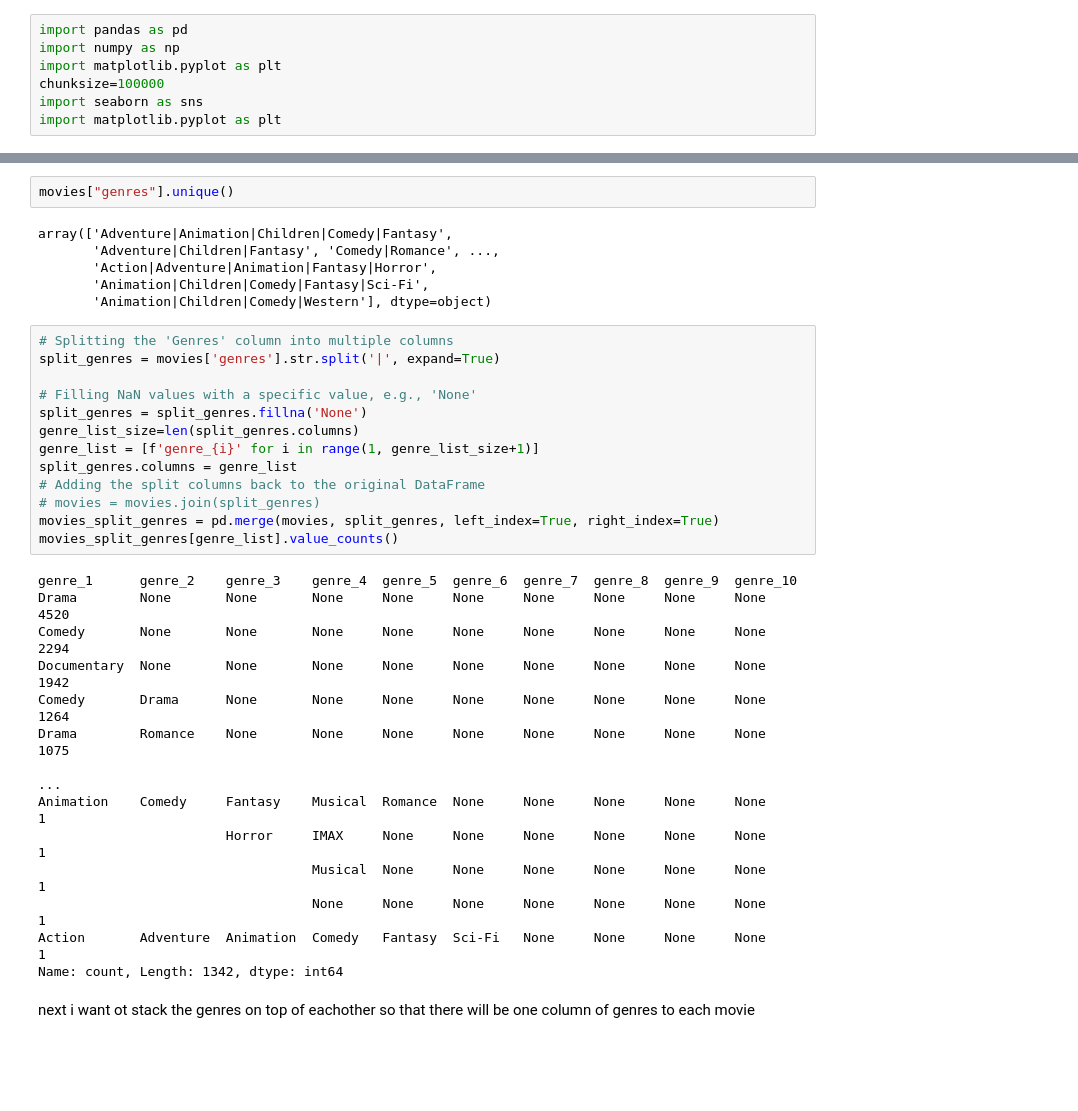
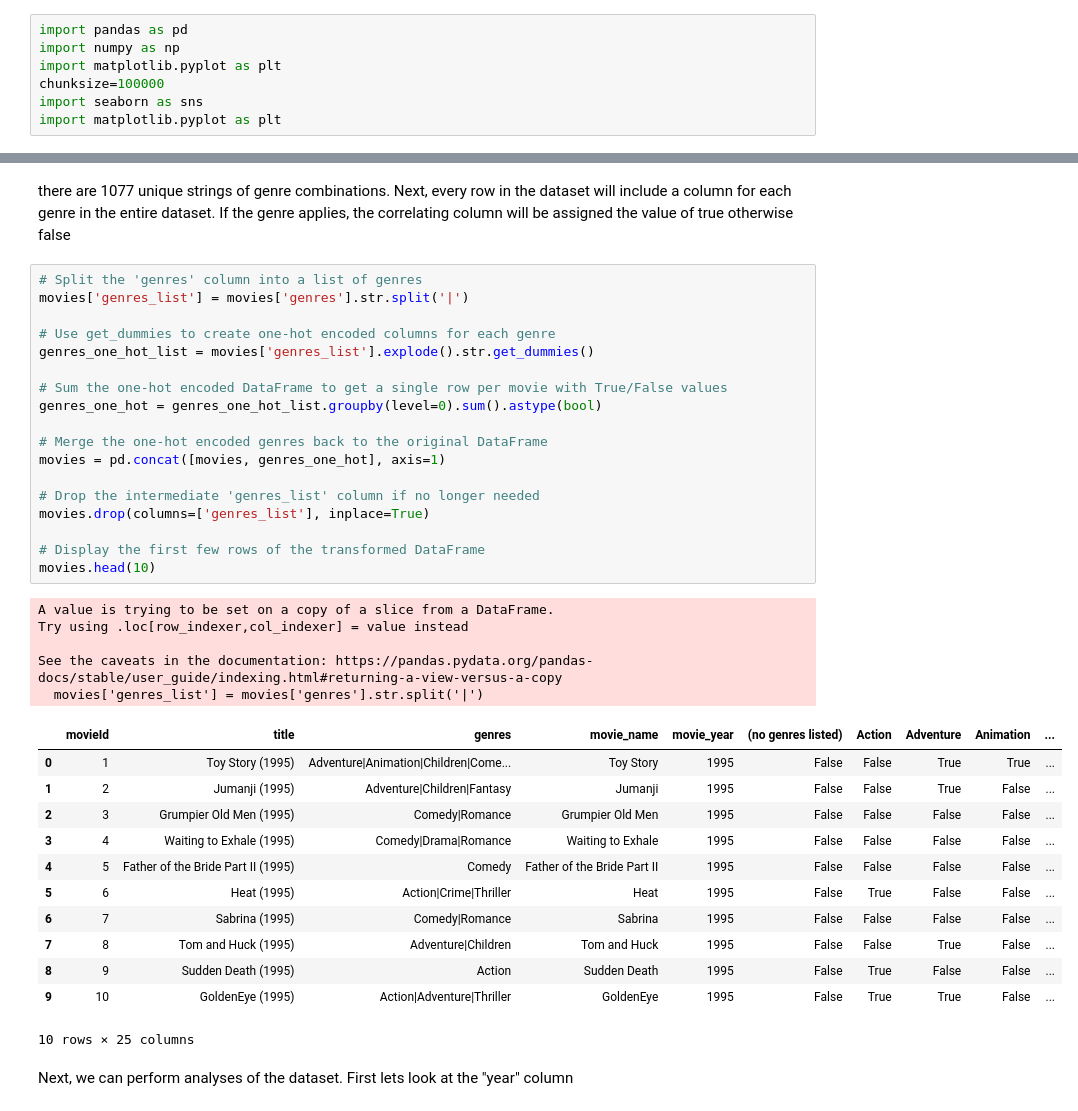
Before and after one commit to padraicohora/movie-recommendation, a Jupyter notebook: exploration/movies_univariate.ipynb, the cells around one changed output, grey strips where cells are left out. Drawn from its saved outputs; the diff is of its cells as text; blank space fills up the shorter version.

```diff
--- a/exploration/movies_univariate.ipynb
+++ b/exploration/movies_univariate.ipynb
@@ -42,37 +143,40 @@ array(['Adventure|Animation|Children|Comedy|Fantasy',
-# %%
-movies["genres"].unique()
-# %% [output]
-array(['Adventure|Animation|Children|Comedy|Fantasy',
-       'Adventure|Children|Fantasy', 'Comedy|Romance', ...,
-       'Action|Adventure|Animation|Fantasy|Horror',
-       'Animation|Children|Comedy|Fantasy|Sci-Fi',
-       'Animation|Children|Comedy|Western'], dtype=object)
-# %%
-# Splitting the 'Genres' column into multiple columns
-split_genres = movies['genres'].str.split('|', expand=True)
-
-# Filling NaN values with a specific value, e.g., 'None'
-split_genres = split_genres.fillna('None')
-genre_list_size=len(split_genres.columns)
-genre_list = [f'genre_{i}' for i in range(1, genre_list_size+1)]
-split_genres.columns = genre_list
-# Adding the split columns back to the original DataFrame
-# movies = movies.join(split_genres)
-movies_split_genres = pd.merge(movies, split_genres, left_index=True, right_index=True)
-movies_split_genres[genre_list].value_counts()
-# %% [output]
-genre_1      genre_2    genre_3    genre_4  genre_5  genre_6  genre_7  genre_8  genre_9  genre_10
-Drama        None       None       None     None     None     None     None     None     None        4520
-Comedy       None       None       None     None     None     None     None     None     None        2294
-Documentary  None       None       None     None     None     None     None     None     None        1942
-Comedy       Drama      None       None     None     None     None     None     None     None        1264
-Drama        Romance    None       None     None     None     None     None     None     None        1075
-                                                                                                     ...
-Animation    Comedy     Fantasy    Musical  Romance  None     None     None     None     None           1
-                        Horror     IMAX     None     None     None     None     None     None           1
-                                   Musical  None     None     None     None     None     None           1
-                                   None     None     None     None     None     None     None           1
-Action       Adventure  Animation  Comedy   Fantasy  Sci-Fi   None     None     None     None           1
-Name: count, Length: 1342, dtype: int64
-# %% [markdown]
-next i want ot stack the genres on top of eachother so that there will be one column of genres to each movie
+# %% [markdown]
+there are 1077 unique strings of genre combinations. Next, every row in the dataset will include a column for each genre in the entire dataset. If the genre applies, the correlating column will be assigned the value of true otherwise false
+# %%
+# Split the 'genres' column into a list of genres
+movies['genres_list'] = movies['genres'].str.split('|')
+
+# Use get_dummies to create one-hot encoded columns for each genre
+genres_one_hot_list = movies['genres_list'].explode().str.get_dummies()
+
+# Sum the one-hot encoded DataFrame to get a single row per movie with True/False values
+genres_one_hot = genres_one_hot_list.groupby(level=0).sum().astype(bool)
+
+# Merge the one-hot encoded genres back to the original DataFrame
+movies = pd.concat([movies, genres_one_hot], axis=1)
+
+# Drop the intermediate 'genres_list' column if no longer needed
+movies.drop(columns=['genres_list'], inplace=True)
+
+# Display the first few rows of the transformed DataFrame
+movies.head(10)
+# %% [output]
+A value is trying to be set on a copy of a slice from a DataFrame.
+Try using .loc[row_indexer,col_indexer] = value instead
+
+See the caveats in the documentation: https://pandas.pydata.org/pandas-docs/stable/user_guide/indexing.html#returning-a-view-versus-a-copy
+  movies['genres_list'] = movies['genres'].str.split('|')
+|  | movieId | title | genres | movie_name | movie_year | (no genres listed) | Action | Adventure | Animation | ... |
+| 0 | 1 | Toy Story (1995) | Adventure|Animation|Children|Come... | Toy Story | 1995 | False | False | True | True | ... |
+| 1 | 2 | Jumanji (1995) | Adventure|Children|Fantasy | Jumanji | 1995 | False | False | True | False | ... |
+| 2 | 3 | Grumpier Old Men (1995) | Comedy|Romance | Grumpier Old Men | 1995 | False | False | False | False | ... |
+| 3 | 4 | Waiting to Exhale (1995) | Comedy|Drama|Romance | Waiting to Exhale | 1995 | False | False | False | False | ... |
+| 4 | 5 | Father of the Bride Part II (1995) | Comedy | Father of the Bride Part II | 1995 | False | False | False | False | ... |
+| 5 | 6 | Heat (1995) | Action|Crime|Thriller | Heat | 1995 | False | True | False | False | ... |
+| 6 | 7 | Sabrina (1995) | Comedy|Romance | Sabrina | 1995 | False | False | False | False | ... |
+| 7 | 8 | Tom and Huck (1995) | Adventure|Children | Tom and Huck | 1995 | False | False | True | False | ... |
+| 8 | 9 | Sudden Death (1995) | Action | Sudden Death | 1995 | False | True | False | False | ... |
+| 9 | 10 | GoldenEye (1995) | Action|Adventure|Thriller | GoldenEye | 1995 | False | True | True | False | ... |
+10 rows × 25 columns
+# %% [markdown]
+Next, we can perform analyses of the dataset. First lets look at the "year" column
```
Also changed, not shown: parts of 20 cells of this notebook, 3 other files.
